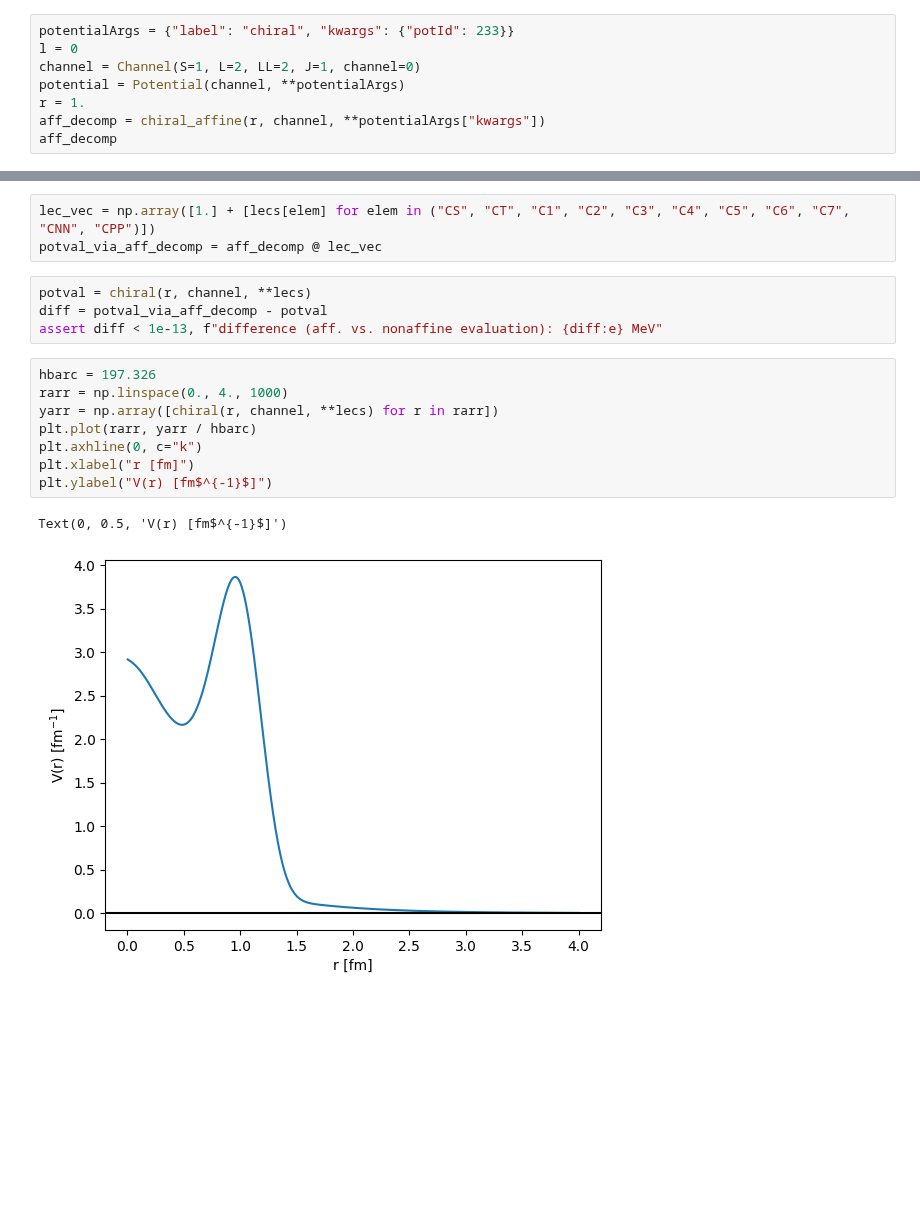
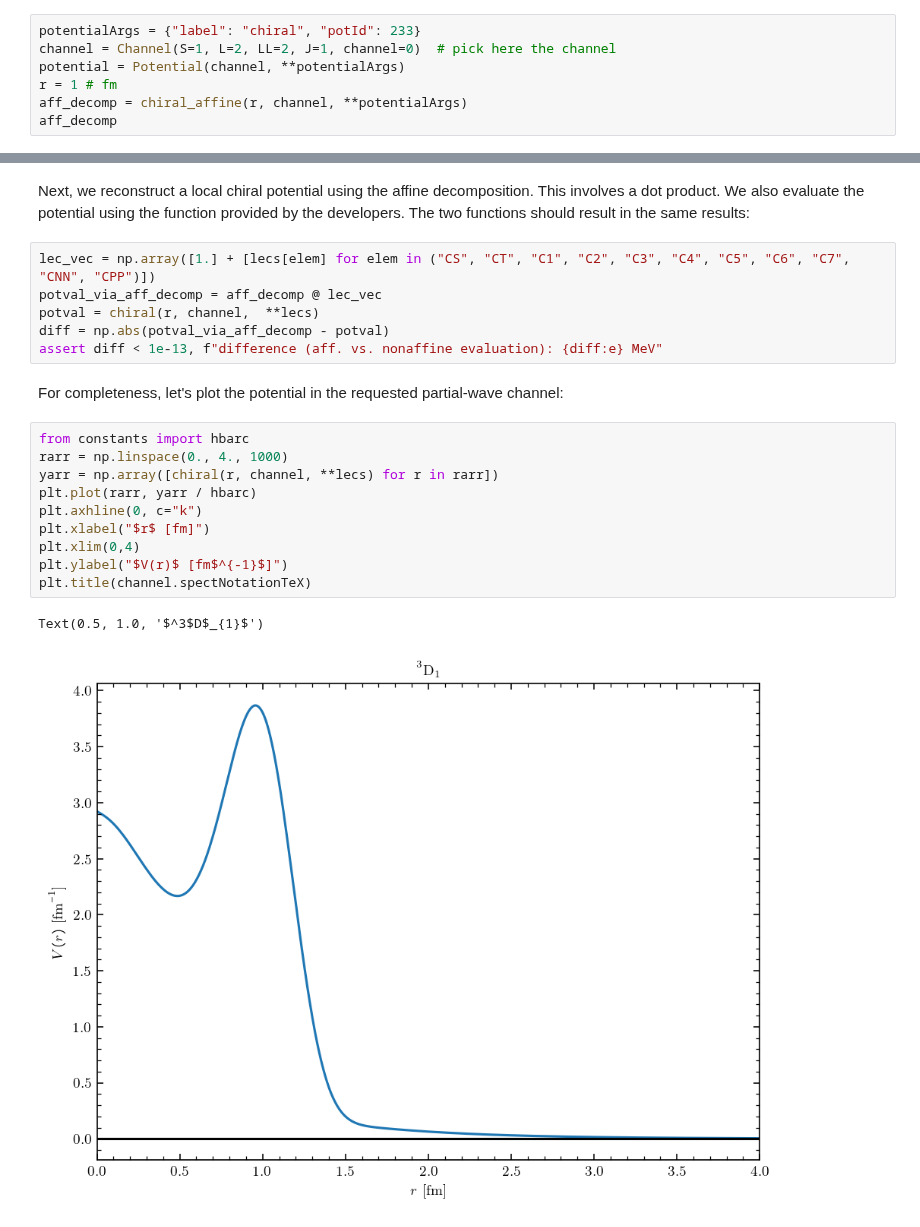
Before and after one commit to buqeye/cs_greedy_emulator, a Jupyter notebook: chiral.ipynb, the cells around one changed output, grey strips where cells are left out. Drawn from its saved outputs; the diff is of its cells as text; blank space fills up the shorter version.

Commit message:
removes optical models; uses yaml files to define base-line LEC values for sampling; extends code to work with chiral potentials

```diff
--- a/chiral.ipynb
+++ b/chiral.ipynb
@@ -17,9 +29,8 @@ from Channel import Channel
 # %%
-potentialArgs = {"label": "chiral", "kwargs": {"potId": 233}}
-l = 0
-channel = Channel(S=1, L=2, LL=2, J=1, channel=0)
+potentialArgs = {"label": "chiral", "potId": 233}
+channel = Channel(S=1, L=2, LL=2, J=1, channel=0)  # pick here the channel
 potential = Potential(channel, **potentialArgs)
-r = 1.
-aff_decomp = chiral_affine(r, channel, **potentialArgs["kwargs"])
+r = 1 # fm
+aff_decomp = chiral_affine(r, channel, **potentialArgs)
 aff_decomp
 # %% [output]
@@ -47,21 +63,26 @@ lecs
  'C5': -2.41603,
  'C6': 0.15463,
  'C7': -0.26709}
+# %% [markdown]
+Next, we reconstruct a local chiral potential using the affine decomposition. This involves a dot product. We also evaluate the potential using the function provided by the developers. The two functions should result in the same results:
 # %%
 lec_vec = np.array([1.] + [lecs[elem] for elem in ("CS", "CT", "C1", "C2", "C3", "C4", "C5", "C6", "C7", "CNN", "CPP")])
 potval_via_aff_decomp = aff_decomp @ lec_vec
+potval = chiral(r, channel,  **lecs)
+diff = np.abs(potval_via_aff_decomp - potval)
+assert diff < 1e-13, f"difference (aff. vs. nonaffine evaluation): {diff:e} MeV"
-# %%
-potval = chiral(r, channel, **lecs)
-diff = potval_via_aff_decomp - potval
-assert diff < 1e-13, f"difference (aff. vs. nonaffine evaluation): {diff:e} MeV"
+# %% [markdown]
+For completeness, let's plot the potential in the requested partial-wave channel:
 # %%
-hbarc = 197.326
+from constants import hbarc
 rarr = np.linspace(0., 4., 1000)
 yarr = np.array([chiral(r, channel, **lecs) for r in rarr])
 plt.plot(rarr, yarr / hbarc)
 plt.axhline(0, c="k")
-plt.xlabel("r [fm]")
-plt.ylabel("V(r) [fm$^{-1}$]")
+plt.xlabel("$r$ [fm]")
+plt.xlim(0,4)
+plt.ylabel("$V(r)$ [fm$^{-1}$]")
+plt.title(channel.spectNotationTeX)
 # %% [output]
-Text(0, 0.5, 'V(r) [fm$^{-1}$]')
+Text(0.5, 1.0, '$^3$D$_{1}$')
-[figure, old version]
+[figure, new version]
```
Also changed, not shown: parts of 27 cells of this notebook, 3 other files.
